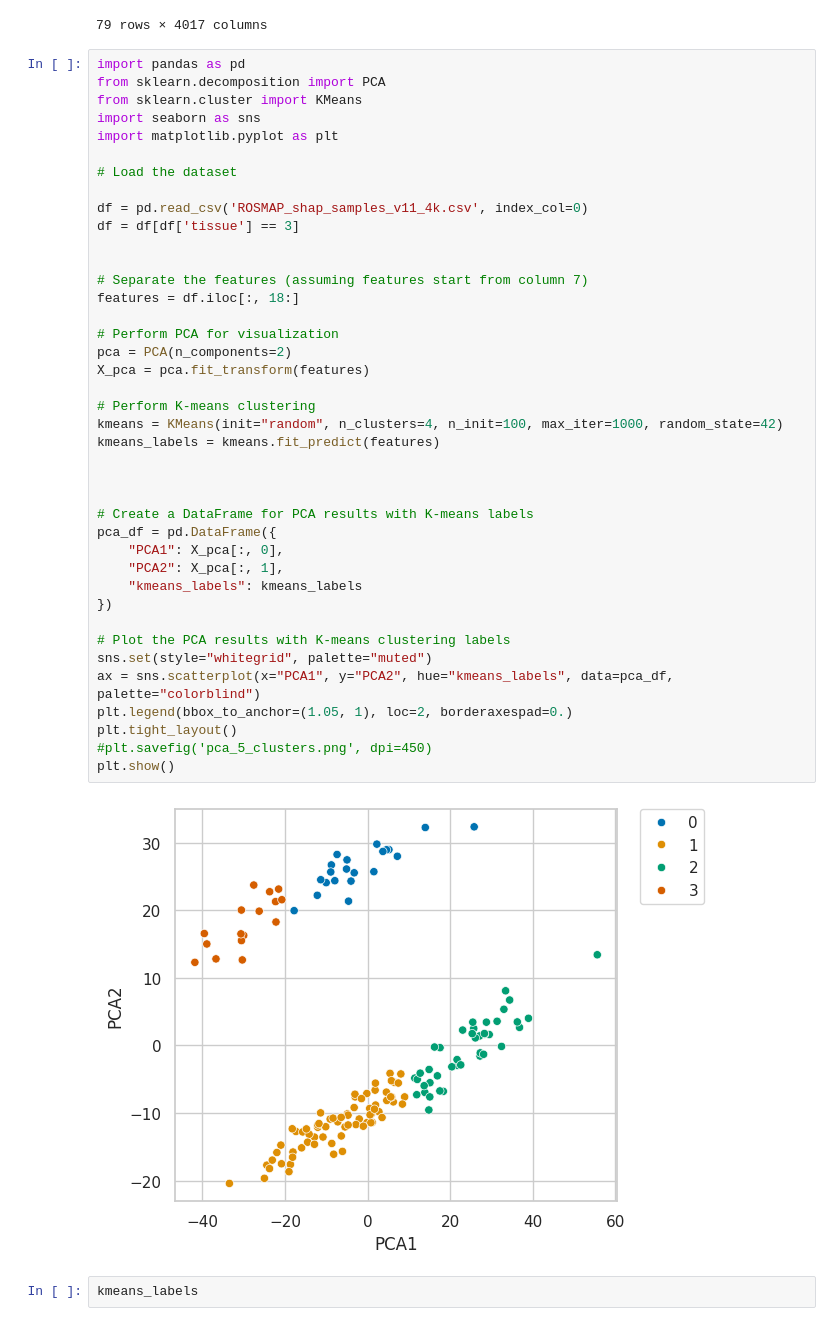
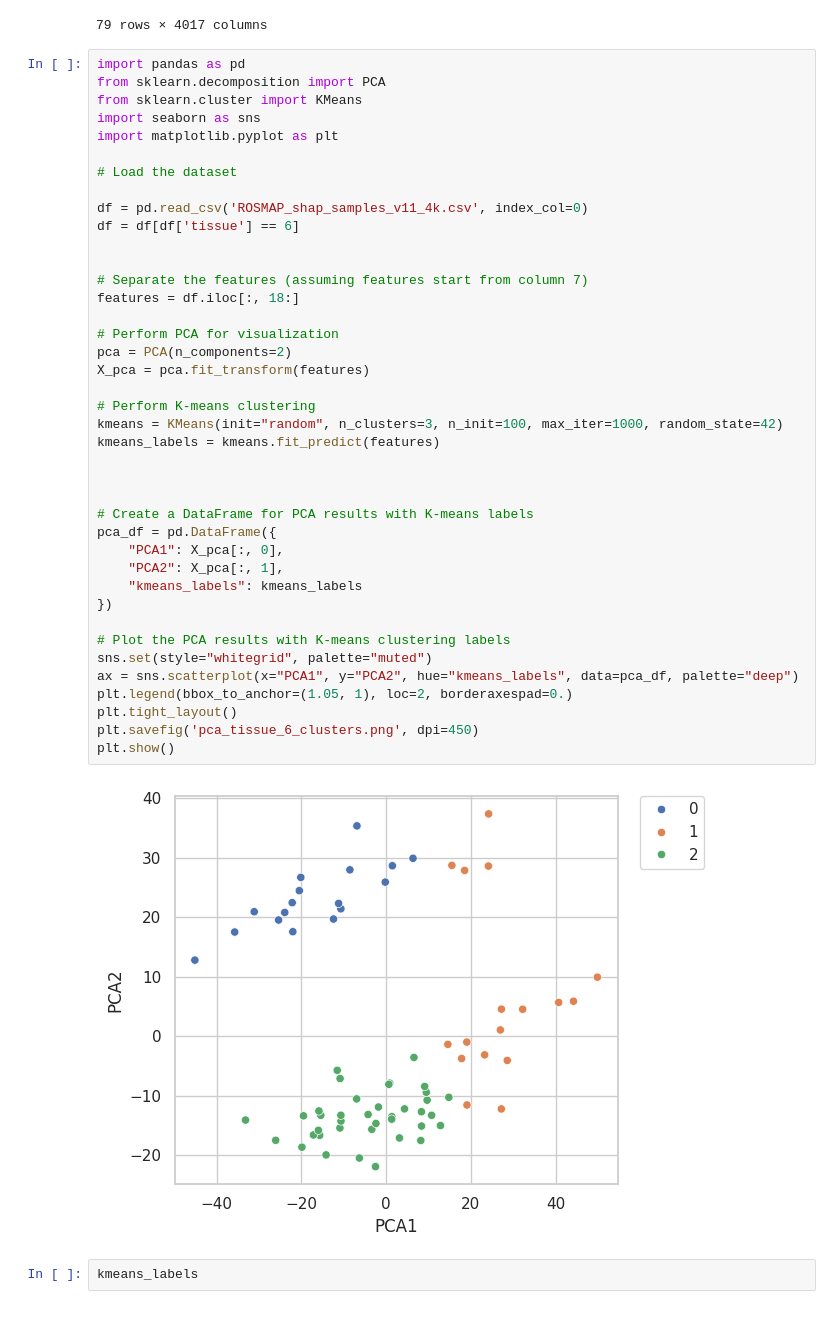
Before and after one commit to mmottaqii/AD-Biomarkers-MultiOmics, a Jupyter notebook: Analysis_2.ipynb, the cells around one changed output. Cells and saved outputs as stored; diff of their text form.

```diff
--- a/Analysis_2.ipynb
+++ b/Analysis_2.ipynb
@@ -1523,38 +1524,38 @@ import matplotlib.pyplot as plt
 # Load the dataset
 
 df = pd.read_csv('ROSMAP_shap_samples_v11_4k.csv', index_col=0)
-df = df[df['tissue'] == 3]
+df = df[df['tissue'] == 6]
 
 
 # Separate the features (assuming features start from column 7)
 features = df.iloc[:, 18:]
 
 # Perform PCA for visualization
 pca = PCA(n_components=2)
 X_pca = pca.fit_transform(features)
 
 # Perform K-means clustering
-kmeans = KMeans(init="random", n_clusters=4, n_init=100, max_iter=1000, random_state=42)
+kmeans = KMeans(init="random", n_clusters=3, n_init=100, max_iter=1000, random_state=42)
 kmeans_labels = kmeans.fit_predict(features)
 
 
 
 # Create a DataFrame for PCA results with K-means labels
 pca_df = pd.DataFrame({
     "PCA1": X_pca[:, 0],
     "PCA2": X_pca[:, 1],
     "kmeans_labels": kmeans_labels
 })
 
 # Plot the PCA results with K-means clustering labels
 sns.set(style="whitegrid", palette="muted")
-ax = sns.scatterplot(x="PCA1", y="PCA2", hue="kmeans_labels", data=pca_df, palette="colorblind")
+ax = sns.scatterplot(x="PCA1", y="PCA2", hue="kmeans_labels", data=pca_df, palette="deep")
 plt.legend(bbox_to_anchor=(1.05, 1), loc=2, borderaxespad=0.)
 plt.tight_layout()
-#plt.savefig('pca_5_clusters.png', dpi=450)
+plt.savefig('pca_tissue_6_clusters.png', dpi=450)
 plt.show()
 # %% [output]
-[figure, old version]
+[figure, new version]
 # %%
 kmeans_labels
 # %% [output]
```
Also changed, not shown: parts of 10 cells of this notebook.
